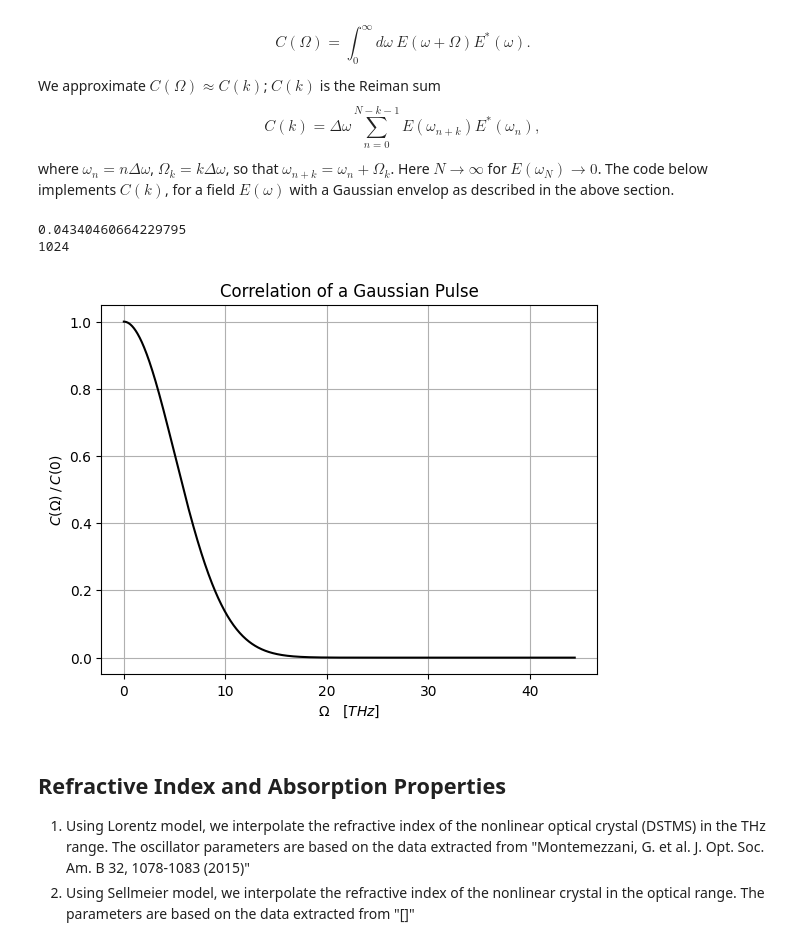
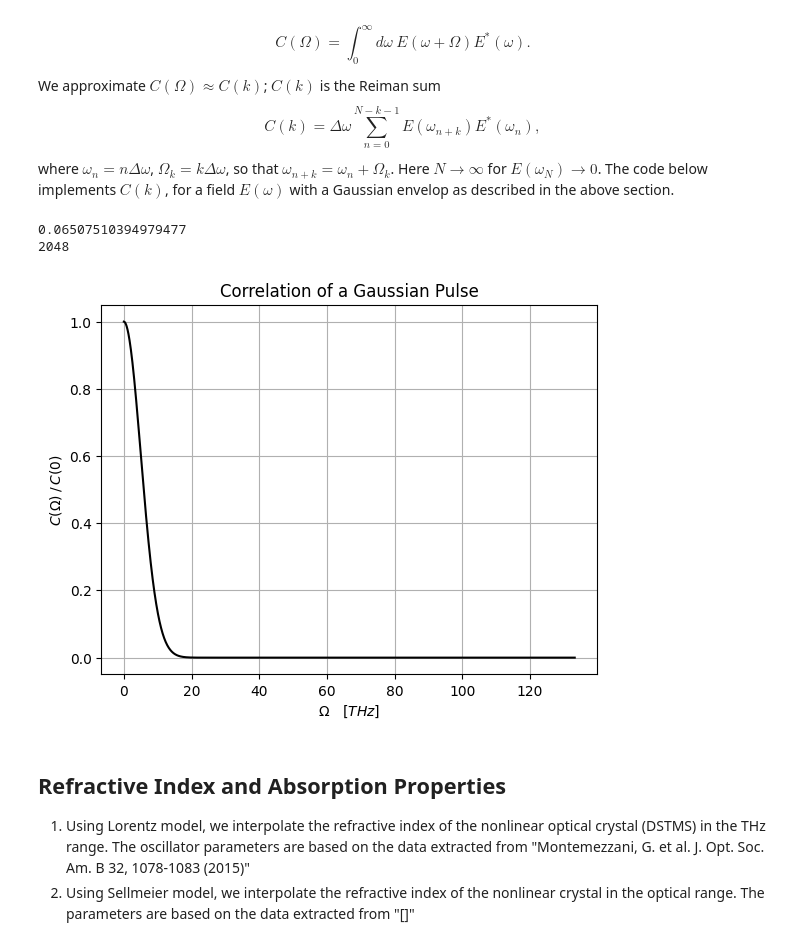
Before and after one commit to p-engel/nonlinear_optics, a Jupyter notebook: optical_rectification/analysis.ipynb, the cells around one changed output. Cells and saved outputs as stored; diff of their text form; code cells hidden in the pictures.

```diff
--- a/optical_rectification/analysis.ipynb
+++ b/optical_rectification/analysis.ipynb
@@ -65,7 +65,7 @@ t_fwhm = 75e-15 * 1e12  # [ps]
 E0 = 5.4315195283 * 1e8  # [V/m]
 pulse = definitions.Gaussian(w0=w0, t_fwhm=t_fwhm, E0=E0)
 sigma = pulse.delta / np.sqrt(2)
-w = np.linspace((w0 - sigma), (w0 + sigma), 2**10)
+w = np.linspace((w0 - 3*sigma), (w0 + 3*sigma), 2**11)
 w_fwhm = pulse.delta * np.sqrt(2*np.log(2)) / (2 * np.pi)
 
 fig1, ax = plt.subplots()
@@ -101,27 +101,27 @@ The code below implements $C(k)$, for a field $E(\omega)$ with a Gaussian envelo
 # %%
 # variables
 dw = w[1] - w[0]
 print(dw)
 print(len(w))
 N = max(w) - min(w); m_max = int(N / dw)
 mvals = np.arange(0, m_max + 1)
 Ω = mvals * dw
 
-C_k = [definitions.corr(pulse.field_w(w), dw, m) for m in mvals]
+C_m = [definitions.corr(pulse.field_w(w), dw, m) for m in mvals]
 # norm = abs(pulse.E0_w)**2 * (np.sqrt(2*np.pi) / pulse.tau)
-norm = C_k[0]
+norm = C_m[0]
 
 fig2, ax2 = plt.subplots()
-ax2.plot(Ω, C_k / norm, 'k')
+ax2.plot(Ω, C_m / norm, 'k')
 ax2.set_title("Correlation of a Gaussian Pulse")
 ax2.set_xlabel(r"$\Omega \quad [THz]$")
 ax2.set_ylabel(r"$C(Ω) \: / \: C(0)$")
 ax2.tick_params(axis='y',labelcolor='k')
 plt.grid(True)
 # %% [output]
-0.04340460664229795
-1024
+0.06507510394979477
+2048
-[figure, old version]
+[figure, new version]
 # %% [markdown]
 ## Refractive Index and Absorption Properties
 
```
Also changed, not shown: parts of 10 cells of this notebook, 3 other files.
